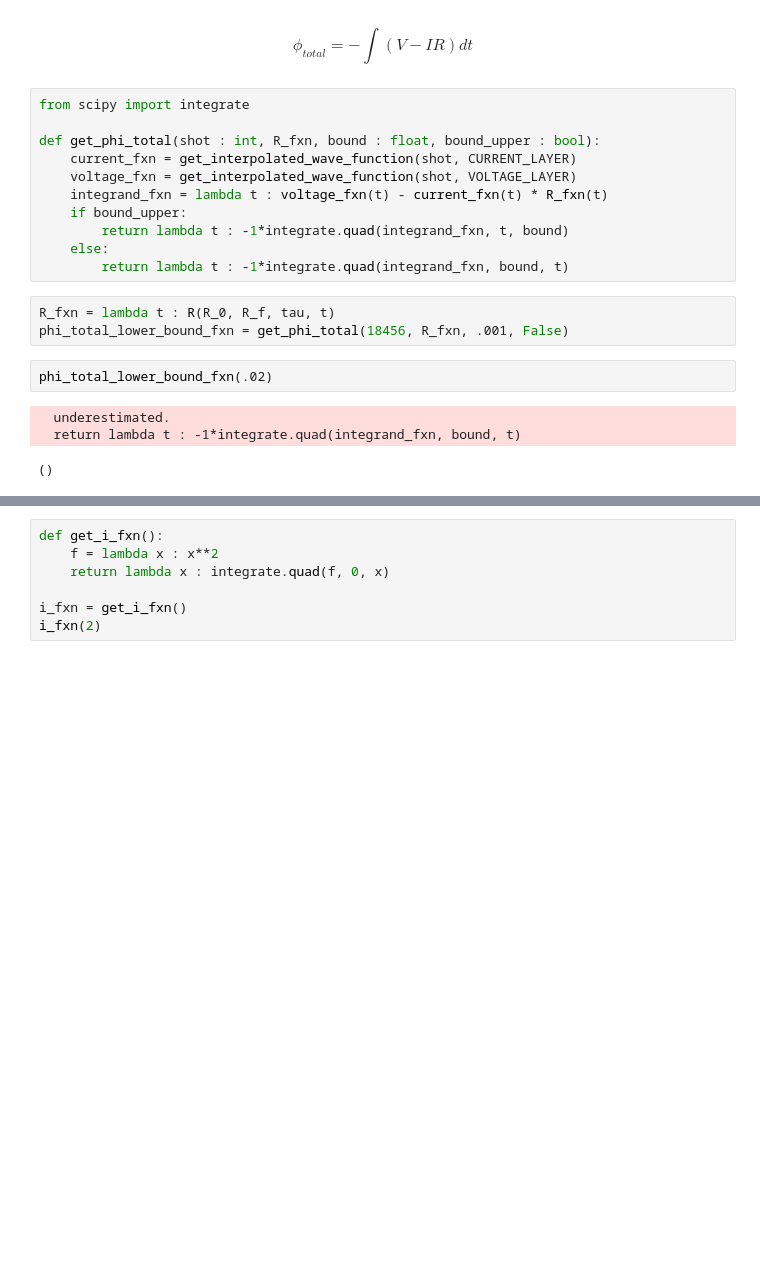
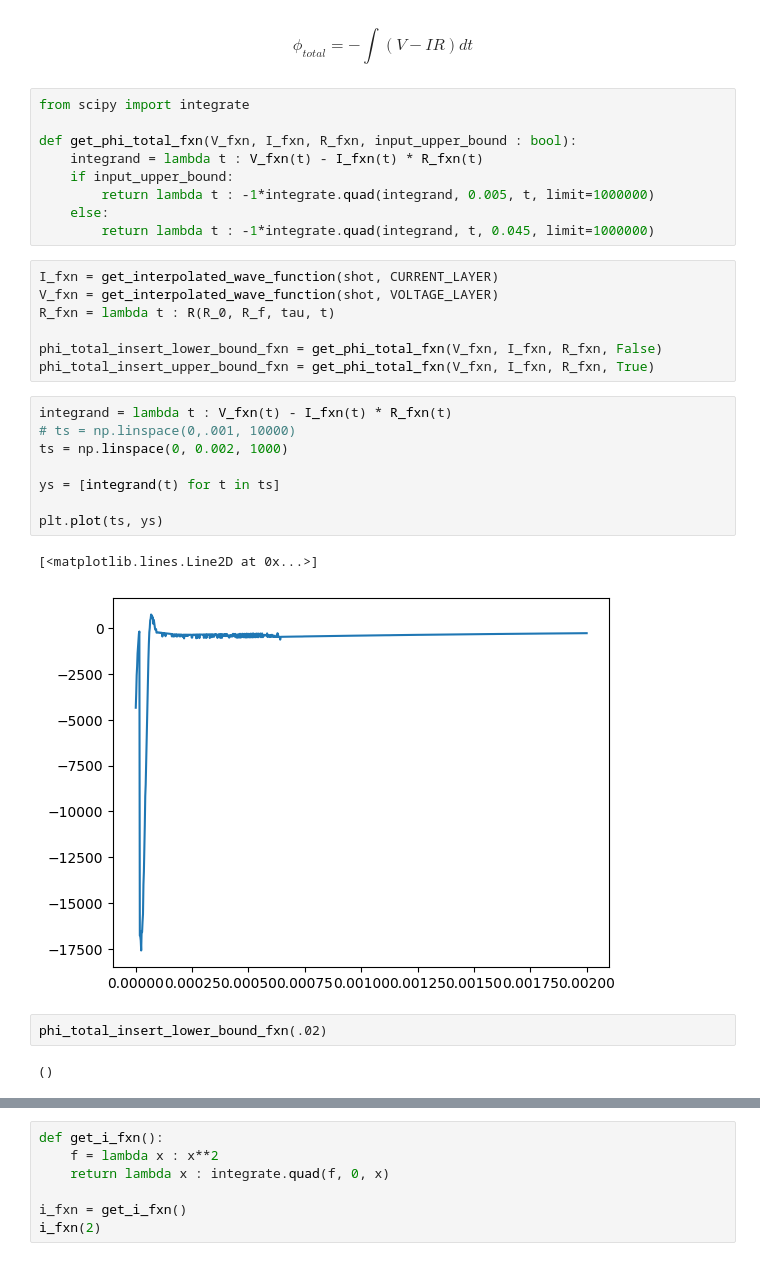
Before and after one commit to bposehn/ToroidalFluxCalcs, a Jupyter notebook: test_data_accessing.ipynb, the cells around one changed output, grey strips where cells are left out. Saved outputs shown, nothing was run; the diff lists cells and outputs as text; blank space fills up the shorter version.

```diff
--- a/test_data_accessing.ipynb
+++ b/test_data_accessing.ipynb
@@ -195,20 +219,31 @@ $$\phi_{total} = -\int{(V - IR)dt }$$
 # %%
 from scipy import integrate
 
-def get_phi_total(shot : int, R_fxn, bound : float, bound_upper : bool):
-    current_fxn = get_interpolated_wave_function(shot, CURRENT_LAYER)
-    voltage_fxn = get_interpolated_wave_function(shot, VOLTAGE_LAYER)
-    integrand_fxn = lambda t : voltage_fxn(t) - current_fxn(t) * R_fxn(t)
-    if bound_upper:
-        return lambda t : -1*integrate.quad(integrand_fxn, t, bound)
+def get_phi_total_fxn(V_fxn, I_fxn, R_fxn, input_upper_bound : bool):
+    integrand = lambda t : V_fxn(t) - I_fxn(t) * R_fxn(t)
+    if input_upper_bound:
+        return lambda t : -1*integrate.quad(integrand, 0.005, t, limit=1000000)
     else:
-        return lambda t : -1*integrate.quad(integrand_fxn, bound, t)
+        return lambda t : -1*integrate.quad(integrand, t, 0.045, limit=1000000)
-# %%
-R_fxn = lambda t : R(R_0, R_f, tau, t)
-phi_total_lower_bound_fxn = get_phi_total(18456, R_fxn, .001, False)
+# %%
+I_fxn = get_interpolated_wave_function(shot, CURRENT_LAYER)
+V_fxn = get_interpolated_wave_function(shot, VOLTAGE_LAYER)
+R_fxn = lambda t : R(R_0, R_f, tau, t)
+
+phi_total_insert_lower_bound_fxn = get_phi_total_fxn(V_fxn, I_fxn, R_fxn, False)
+phi_total_insert_upper_bound_fxn = get_phi_total_fxn(V_fxn, I_fxn, R_fxn, True)
+# %%
+integrand = lambda t : V_fxn(t) - I_fxn(t) * R_fxn(t)
+# ts = np.linspace(0,.001, 10000)
+ts = np.linspace(0, 0.002, 1000)
+
+ys = [integrand(t) for t in ts]
+
+plt.plot(ts, ys)
+# %% [output]
+[<matplotlib.lines.Line2D at 0x...>]
+[figure, added]
 # %%
-phi_total_lower_bound_fxn(.02)
+phi_total_insert_lower_bound_fxn(.02)
 # %% [output]
-  underestimated.
-  return lambda t : -1*integrate.quad(integrand_fxn, bound, t)
+()
-()
```
Also changed, not shown: parts of 21 cells of this notebook.
